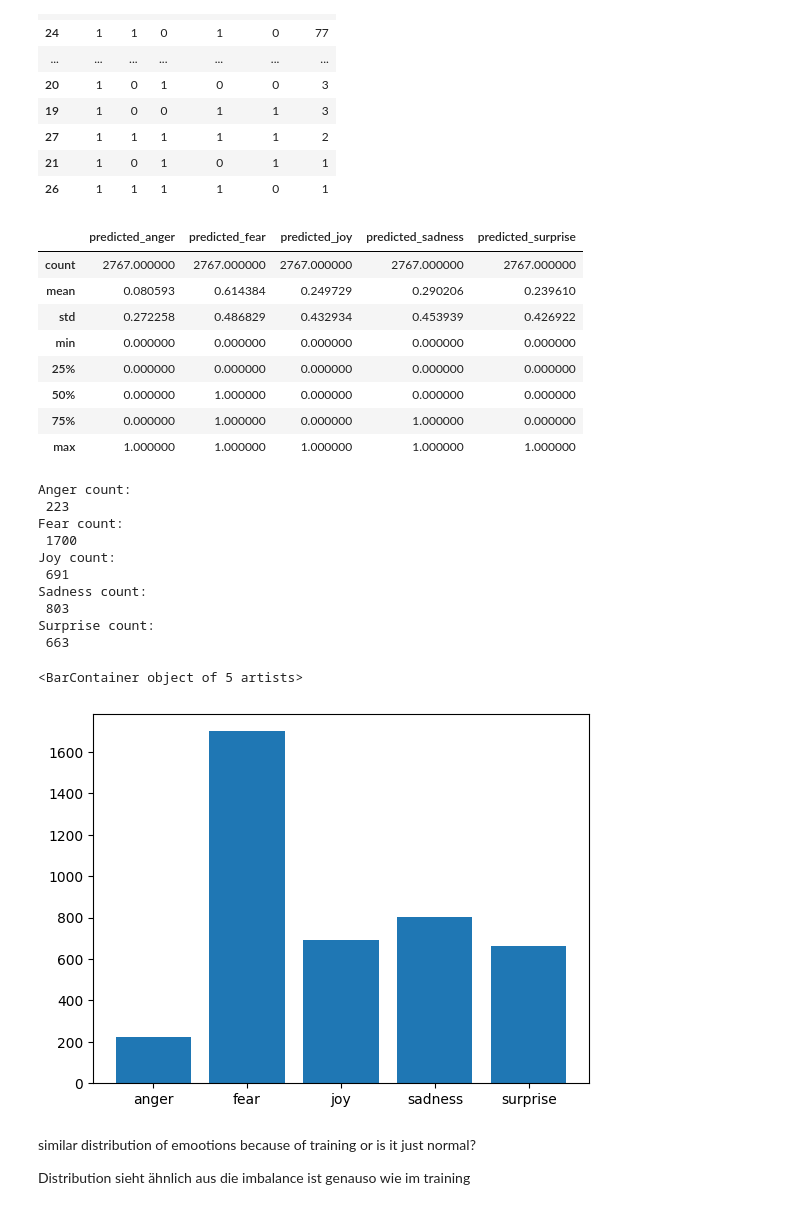
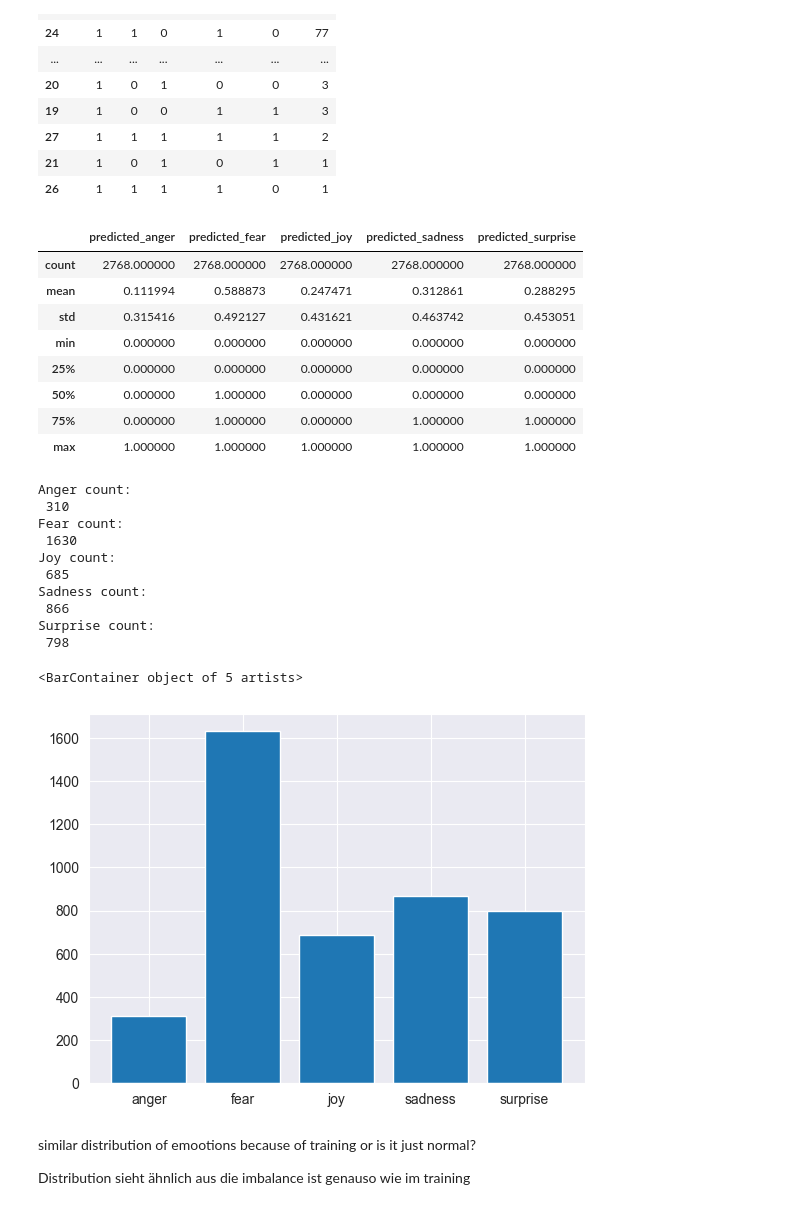
Before and after one commit to niklasbaun/EmoClassifier, a Jupyter notebook: Classifier/Getting familiar.ipynb, the cells around one changed output. Drawn from its saved outputs; the diff is of its cells as text; code cells hidden in the pictures.

```diff
--- a/Classifier/Getting familiar.ipynb
+++ b/Classifier/Getting familiar.ipynb
@@ -81,47 +81,47 @@ data.groupby(['anger', 'fear', 'joy', 'sadness', 'surprise']).size().reset_index
 #most common is only joy, followed by fear and surprise
 # %%
 # load predictions
-predictions = pd.read_csv("../predictions.csv")
-predictions.describe()
+predictions_train = pd.read_csv("../predictions_train.csv")
+predictions_train.describe()
 # %% [output]
 |  | predicted_anger | predicted_fear | predicted_joy | predicted_sadness | predicted_surprise |
-| count | 2767.000000 | 2767.000000 | 2767.000000 | 2767.000000 | 2767.000000 |
-| mean | 0.080593 | 0.614384 | 0.249729 | 0.290206 | 0.239610 |
-| std | 0.272258 | 0.486829 | 0.432934 | 0.453939 | 0.426922 |
+| count | 2768.000000 | 2768.000000 | 2768.000000 | 2768.000000 | 2768.000000 |
+| mean | 0.111994 | 0.588873 | 0.247471 | 0.312861 | 0.288295 |
+| std | 0.315416 | 0.492127 | 0.431621 | 0.463742 | 0.453051 |
 | min | 0.000000 | 0.000000 | 0.000000 | 0.000000 | 0.000000 |
 | 25% | 0.000000 | 0.000000 | 0.000000 | 0.000000 | 0.000000 |
 | 50% | 0.000000 | 1.000000 | 0.000000 | 0.000000 | 0.000000 |
-| 75% | 0.000000 | 1.000000 | 0.000000 | 1.000000 | 0.000000 |
+| 75% | 0.000000 | 1.000000 | 0.000000 | 1.000000 | 1.000000 |
 | max | 1.000000 | 1.000000 | 1.000000 | 1.000000 | 1.000000 |
 # %%
-anger_count = predictions['predicted_anger'].sum()
-fear_count = predictions['predicted_fear'].sum()
-joy_count = predictions['predicted_joy'].sum()
-sadness_count = predictions['predicted_sadness'].sum()
-surprise_count = predictions['predicted_surprise'].sum()
+anger_count = predictions_train['predicted_anger'].sum()
+fear_count = predictions_train['predicted_fear'].sum()
+joy_count = predictions_train['predicted_joy'].sum()
+sadness_count = predictions_train['predicted_sadness'].sum()
+surprise_count = predictions_train['predicted_surprise'].sum()
 
 print("Anger count:\n", anger_count)
 print("Fear count:\n", fear_count)
 print("Joy count:\n", joy_count)
 print("Sadness count:\n", sadness_count)
 print("Surprise count:\n", surprise_count)
 
 #plot the counts
 plt.bar(['anger', 'fear', 'joy', 'sadness', 'surprise'],
         [anger_count, fear_count, joy_count, sadness_count, surprise_count])
 # %% [output]
 Anger count:
- 223
+ 310
 Fear count:
- 1700
+ 1630
 Joy count:
- 691
+ 685
 Sadness count:
- 803
+ 866
 Surprise count:
- 663
+ 798
 <BarContainer object of 5 artists>
-[figure, old version]
+[figure, new version]
 # %% [markdown]
 similar distribution of emootions
 because of training or is it just normal?
```
Also changed, not shown: parts of 5 cells of this notebook, 2 other files.
